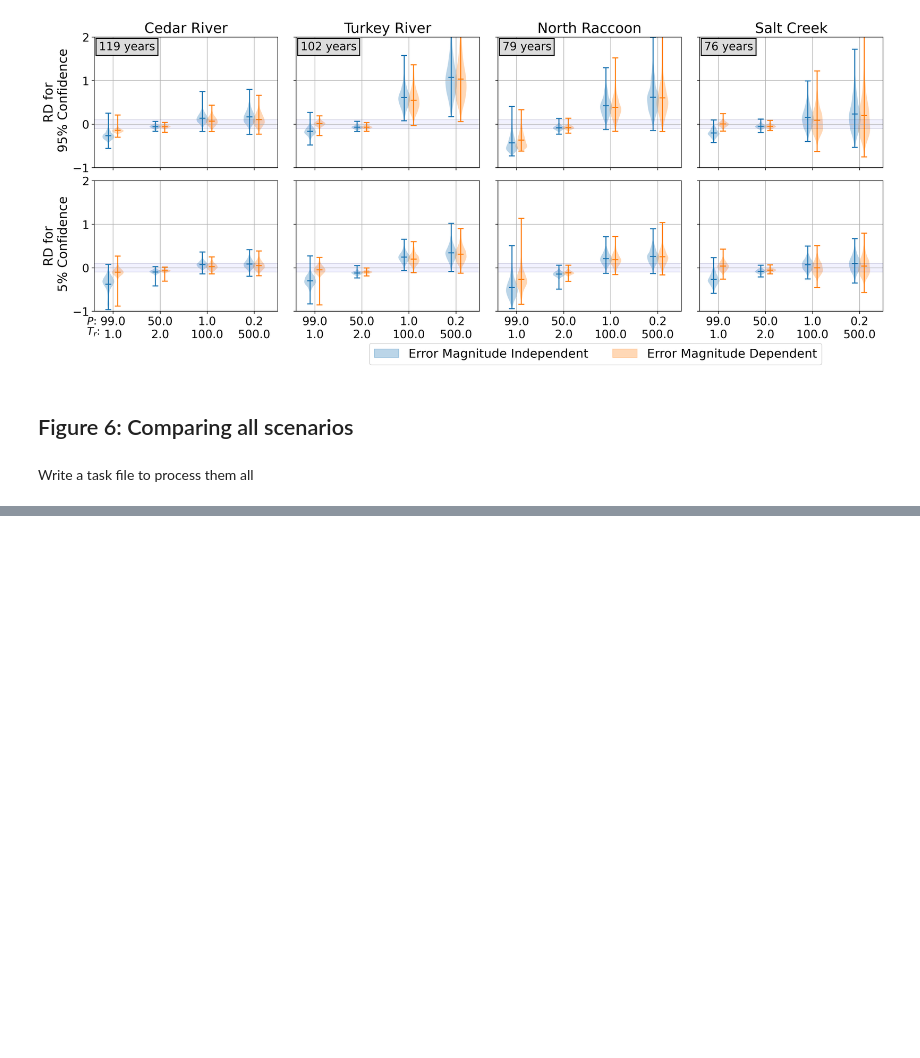
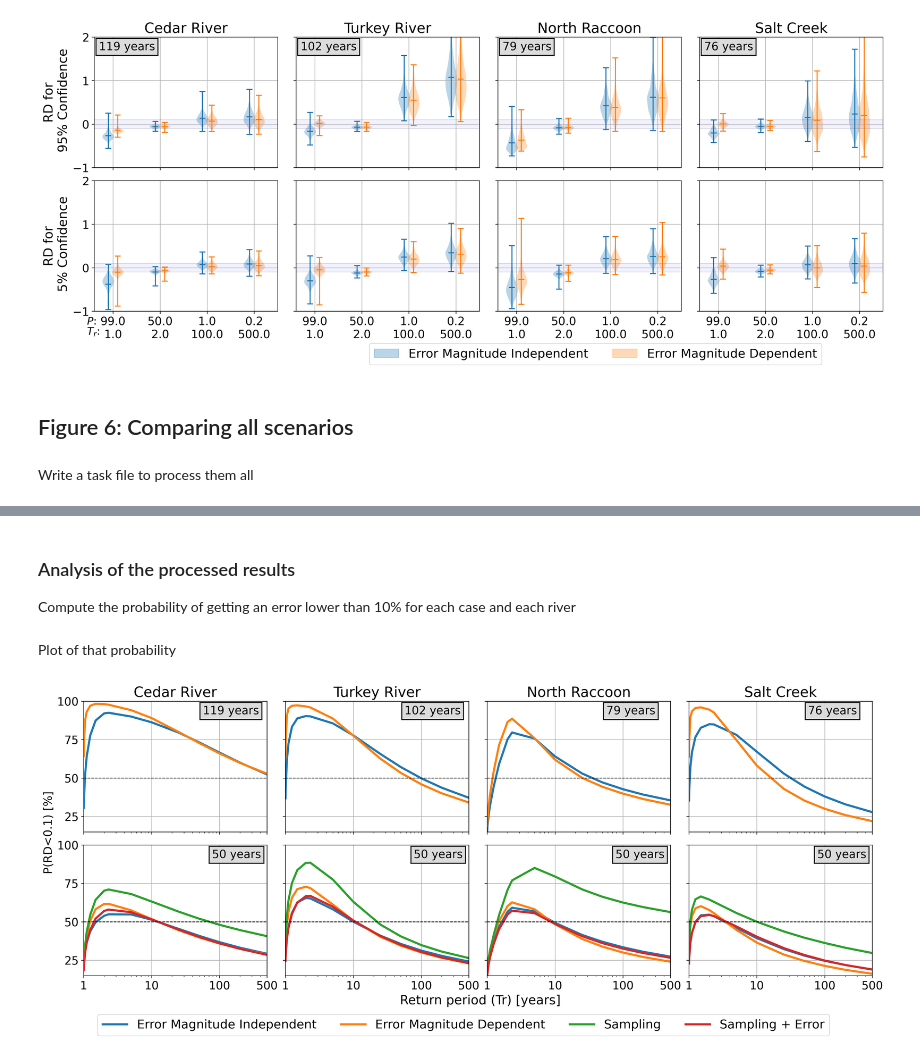
Before and after one commit to nicolas998/FFE, a Jupyter notebook: mag_dependency_figures.ipynb, the cells around one changed output, grey strips where cells are left out. Cells and saved outputs as stored; diff of their text form; code cells hidden in the pictures; blank space fills up the shorter version.

Commit message:
adds the last figure of the work presenting the probability of getting a low error

```diff
--- a/mag_dependency_figures.ipynb
+++ b/mag_dependency_figures.ipynb
@@ -357,2 +340,0 @@ path = 'data/sim/CEDAR_119Y_ED.PRT'
-# %%
-a = np.load('data/processed/cedar119y_rel_all_vs_all.npz')
@@ -368,0 +341,76 @@ pl.plot(p)
+# %% [markdown]
+### Analysis of the processed results
+
+Compute the probability of getting an error lower than 10% for each case and each river
+# %%
+
+for river in rivers.keys():
+    for y in rivers[river]['years']:
+        rivers[river].update({y:{}})
+        list_files = glob.glob('data/processed/all_vs_all/%s_%dY*' % (river.upper(), y))
+        for file in list_files:
+            name = file.split('/')[-1].split('_')[-1][:-4]
+            rd = np.load(file)['rd']
+            p = []
+            for i in range(15):
+                a = np.abs(rd[:,i])
+                p.append(a[a<0.1].size / a.size)
+            rivers[river][y].update({name:p})
+# %% [markdown]
+Plot of that probability
+# %%
+d = pk.read_prt('data/05464500-CEDAR.PRT')[0]
+Tr = 1/d['prob'].values
+# %%
+fig, axes = pl.subplots(2,4,figsize = (20,7),  sharex=True, sharey=True, dpi = 300)
+
+labels = {
+    'EI':'Error Magnitude Independent',
+    'ED':'Error Magnitude Dependent',
+    'S':'Sampling',
+    'SEI':'Sampling + Error'
+}
+
+for c1, river in enumerate(['cedar','turkey','NorthRacoon', 'salt']):
+
+    y = rivers[river]['years'][0]
+    for realization in ['EI','ED']:
+        axes[0,c1].plot(Tr, np.array(rivers[river][y][realization])*100, lw = 3)
+    axes[0,c1].hlines(50,Tr[0], Tr[-1], ls = '--', lw = 1, color = 'k')
+    axes[0,c1].tick_params(labelsize = 16)
+    axes[0,c1].set_title(rivers[river]['name'], size = 20)
+    #axes[0,c1].set_xticks(np.arange(0,15,2))
+    axes[0,c1].set_xlim(Tr[0],Tr[-1])
+    axes[0,c1].set_xscale('log')
+    axes[0,c1].grid()
+    axes[0,c1].set_ylim(15,100)
+    axes[0,c1].set_yticks([25,50,75,100])
+    axes[0,c1].set_xticks([1e00, 1e01, 1e02, 500])
+    axes[0,c1].set_xticklabels([1, 10, 100, 500])
+    t = '%d years' % y
+    axes[0,c1].text(0.65,0.9,t, fontdict = {'size': 16}, transform = axes[0,c1].transAxes,
+            bbox=dict(facecolor='#d9d9d9', alpha=0.9, lw = 1.5))
+
+    y = rivers[river]['years'][1]
+    for realization in ['EI','ED', 'S','SEI']:
+        axes[1,c1].plot(Tr,np.array(rivers[river][y][realization])*100, label = labels[realization], lw = 3)
+    axes[1,c1].hlines(50,Tr[0], Tr[-1], ls = '--', lw = 1, color = 'k')
+    axes[1,c1].tick_params(labelsize = 16)
+    if c1 == 1:
+        axes[1,c1].legend( loc = 0, fontsize = 'xx-large', ncol = 4,
+             bbox_to_anchor=(3., -0.25))
+        axes[1,c1].set_xlabel('                                                   Return period (Tr) [years]', size = 18)
+    if c1 == 0:
+        axes[1,c1].set_ylabel('                                           P(RD<0.1) [$\%$]', size = 16)
+        #axes[1,c1].text(-0.04, -0.10, '$P$:', fontdict={'size':15}, transform = ax2.transAxes,)
+        #axes[1,c1].text(-0.04, -0.18, '$T_r$:', fontdict={'size':15}, transform = ax2.transAxes)
+    axes[1,c1].grid()
+    t = '50 years'
+    axes[1,c1].text(0.7,0.9,t, fontdict = {'size': 16}, transform = axes[1,c1].transAxes,
+            bbox=dict(facecolor='#d9d9d9', alpha=0.9, lw = 1.5))
+
+
+pl.subplots_adjust(wspace = 0.1, hspace = 0.1)
+pl.savefig('figures/Fig6_all_vs_all_Prob_of_rel-erro_above_10.png', bbox_inches = 'tight')
+# %% [output]
+[figure, added]
```
Also changed, not shown: parts of 4 cells of this notebook, 2 other files.
